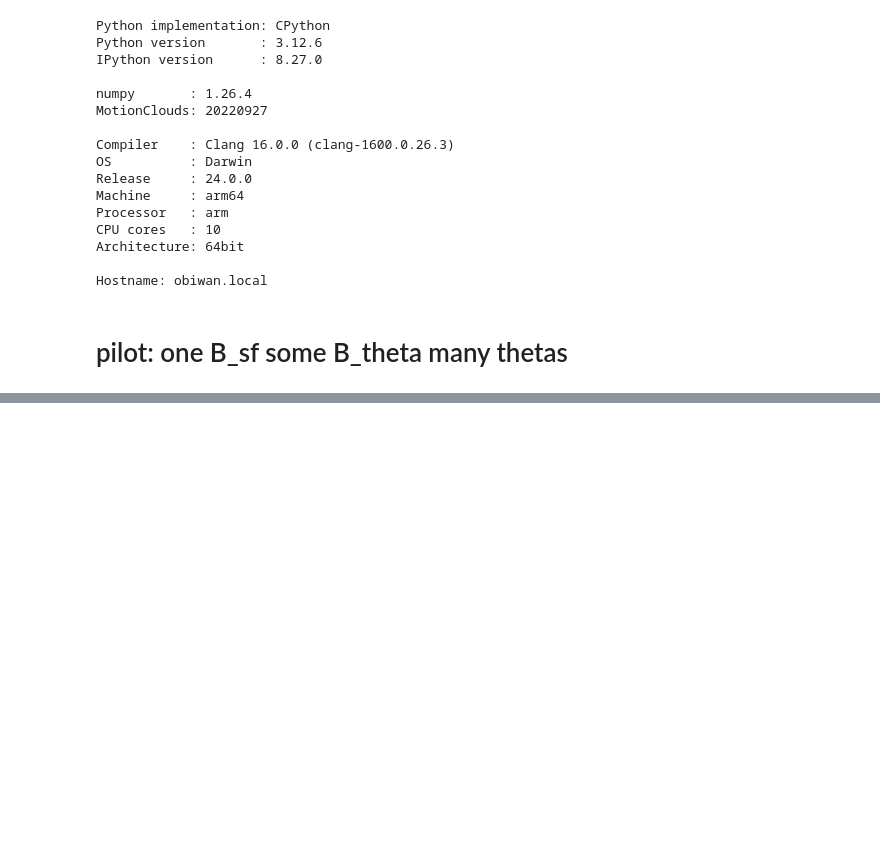
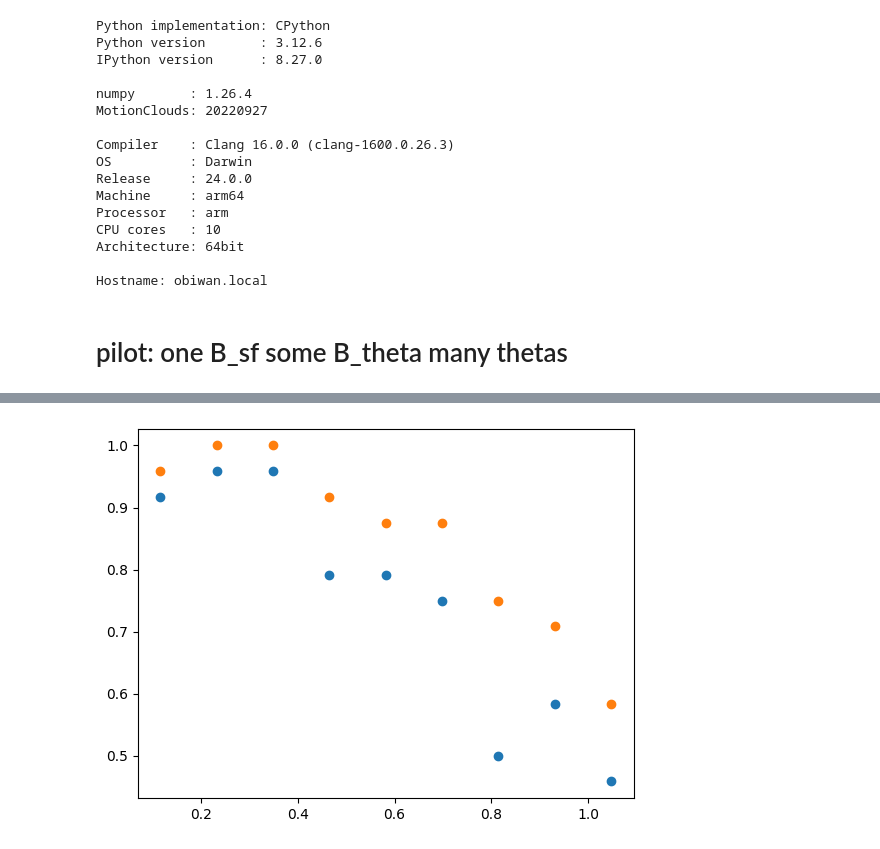
Before and after one commit to laurentperrinet/OEiL_OrientationPrecision, a Jupyter notebook: experiments.ipynb, the cells around one changed output, grey strips where cells are left out. Cells and saved outputs as stored; diff of their text form; code cells hidden in the pictures; blank space fills up the shorter version.

```diff
--- a/experiments.ipynb
+++ b/experiments.ipynb
@@ -135,0 +343,11 @@ all_conditions
+# %%
+for fname in glob.glob('osfstorage-archive/*json'):
+    df = pd.read_json(fname)
+    df_results = df[df['trial_type']=='image-swipe-response'][['trial_index', 'stimulus', 'swipe_response', 'keyboard_response', 'rt', 'response_source']]
+    df_results = df_results.reset_index(drop=True)
+    df_results = pd.concat([df_results, parameters], axis=1)
+    correct = np.array((df_results['theta'] > 0) == ((df_results['swipe_response'] == 'right') + (df_results['keyboard_response'] == 'right')))
+    # print(f'{fname}: total seconds elapsed {np.array(df[df['trial_type']=='image-swipe-response']['time_elapsed'])[-1]/1000:.0f}')
+    # print(f'{fname}: total seconds elapsed {np.array(df[df['trial_type']=='image-swipe-response']['time_elapsed'])[-1]/1000:.0f}/ accuracy = {correct.mean()*100:.1f}%')
+    print(f'{fname}: accuracy = {correct.mean()*100:.1f}%')
+    # print(df)
@@ -135,0 +359,6 @@ all_conditions
+# %%
+
+B_thetas = np.sort(np.array(parameters['B_theta'].unique()))
+
+for B_theta in B_thetas:
+    print(B_theta)
@@ -135,0 +375,3 @@ all_conditions
+# %%
+B_thetas = np.sort(np.array(parameters['B_theta'].unique()))
+B_thetas
@@ -135,0 +381,15 @@ all_conditions
+# %%
+results = []
+for fname in glob.glob('osfstorage-archive/*json'):
+    results_ = []
+    df = pd.read_json(fname)
+    df_results = df[df['trial_type']=='image-swipe-response'][['trial_index', 'stimulus', 'swipe_response', 'keyboard_response', 'rt', 'response_source']]
+    df_results = df_results.reset_index(drop=True)
+    df_results = pd.concat([df_results, parameters], axis=1)
+    for B_theta in B_thetas:
+        df_results_ =  df_results[df_results['B_theta'] == B_theta]
+        correct = np.array((df_results_['theta'] > 0) == ((df_results_['swipe_response'] == 'right') + (df_results_['keyboard_response'] == 'right')))
+        results_.append(correct.mean())
+        print(f'{fname}: {B_theta=:.1f} - accuracy = {correct.mean()*100:.1f}%')
+    # print(df)
+    results.append(results_)
@@ -135,0 +436,7 @@ all_conditions
+# %%
+from matplotlib import pyplot as plt
+fig, ax = plt.subplots()
+for results_ in results:
+    ax.plot(B_thetas, results_, 'o')
+# %% [output]
+[figure, added]
```
Also changed, not shown: parts of 32 cells of this notebook.
